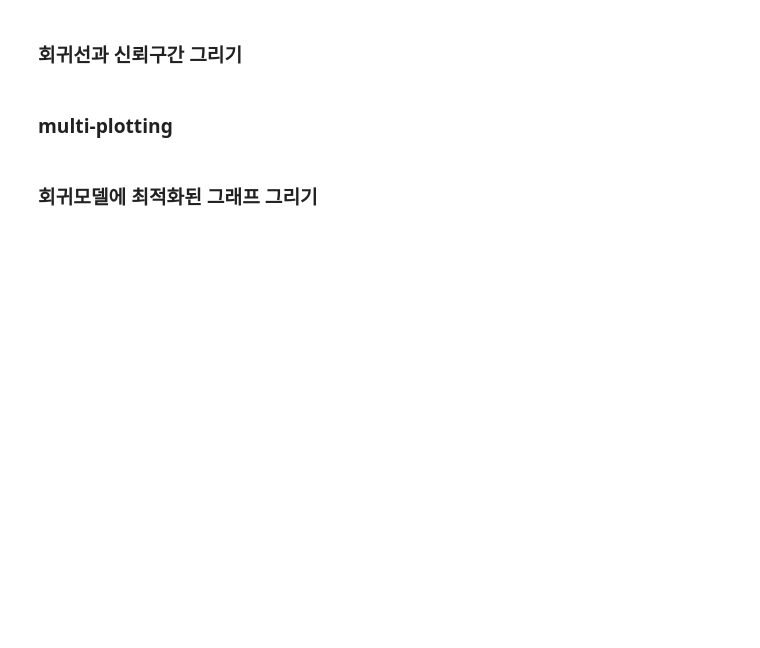
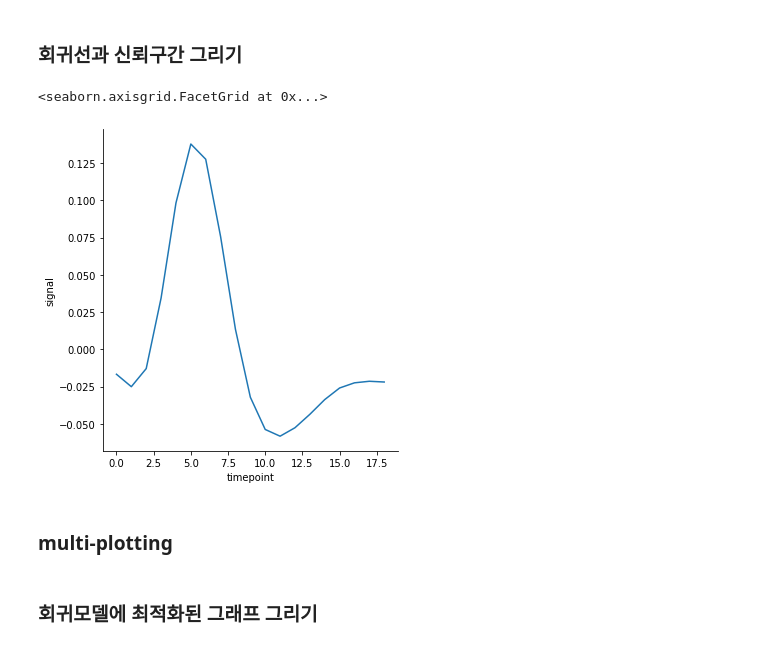
Before and after one commit to kim-star/DataScience, a Jupyter notebook: 210813_부산대학교_시각화_실습_배포용의_사본.ipynb, the cells around one changed output. Cells and saved outputs as stored; diff of their text form; code cells hidden in the pictures; blank space fills up the shorter version.

```diff
--- a/210813_부산대학교_시각화_실습_배포용의_사본.ipynb
+++ b/210813_부산대학교_시각화_실습_배포용의_사본.ipynb
@@ -381,3 +406,8 @@ fmri.head()
+# %%
+ç√
+# %% [output]
+<seaborn.axisgrid.FacetGrid at 0x...>
+[figure, added]
 # %% [markdown]
 ### multi-plotting
 # %%
```
Also changed, not shown: parts of 27 cells of this notebook.
